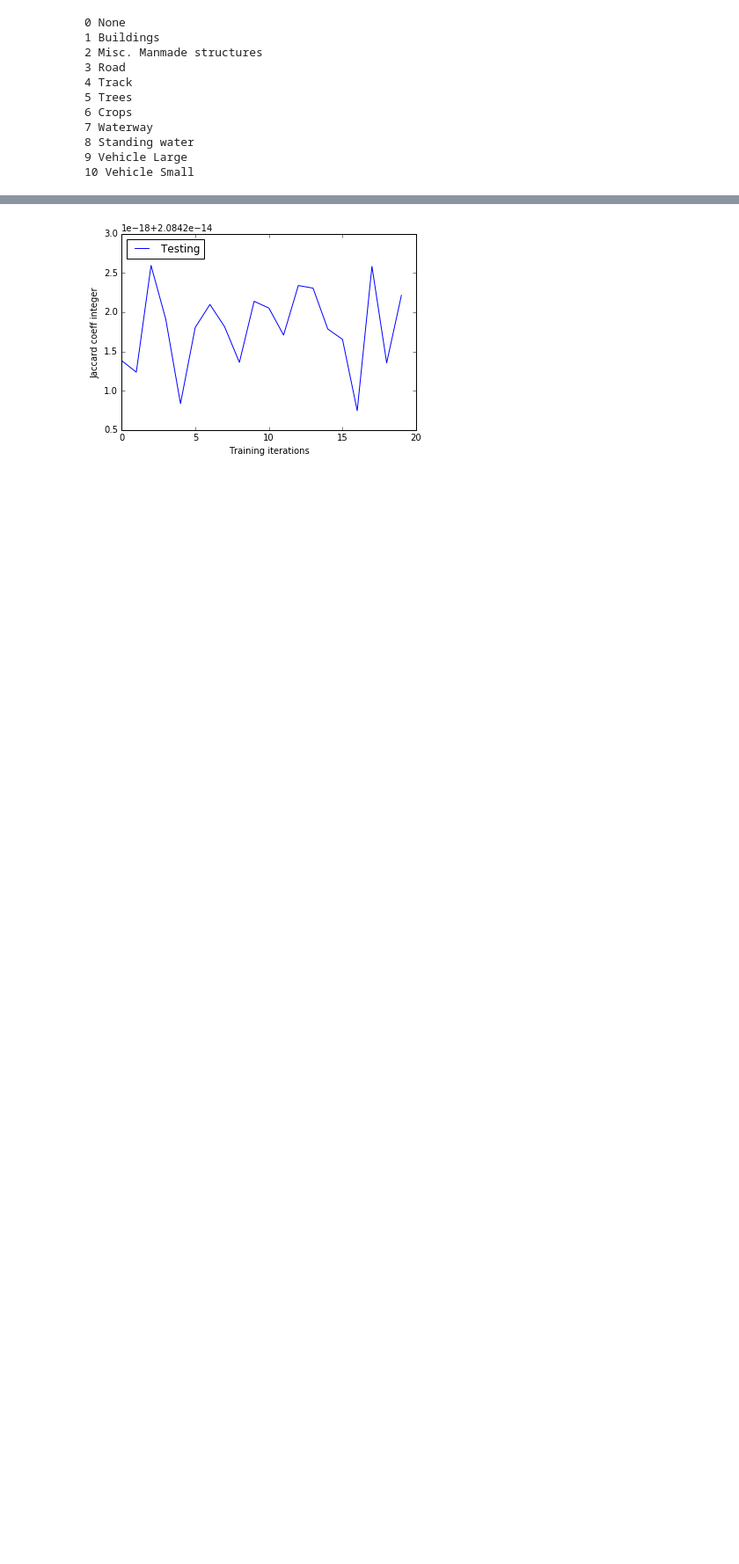
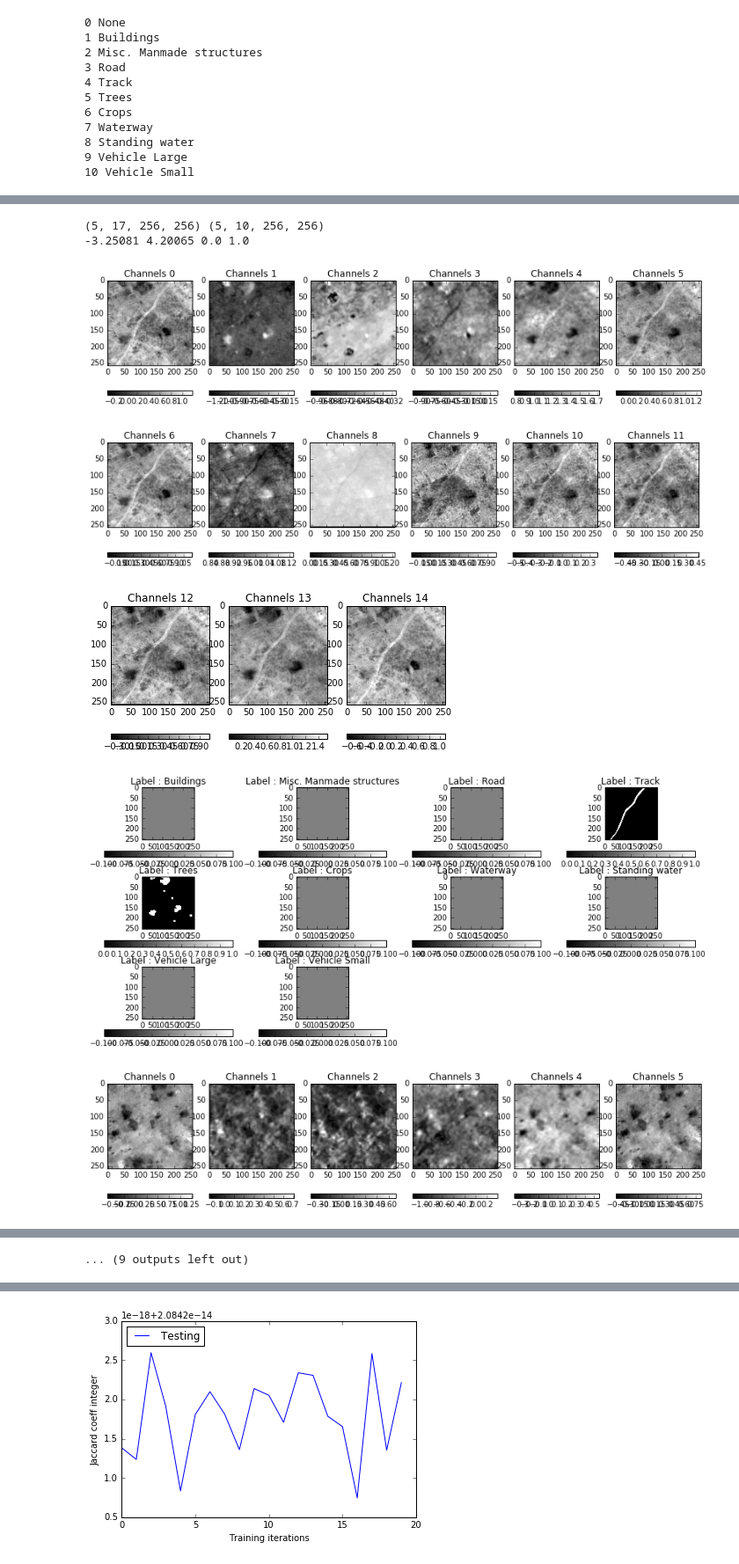
Before and after one commit to vfdev-5/DSTL_FD, a Jupyter notebook: notebooks/vegetation_detection_autoencoder.ipynb, the cells around one changed output, grey strips where cells are left out. Shown at 88% size. Drawn from its saved outputs; the diff is of its cells as text; code cells hidden in the pictures; blank space fills up the shorter version.

Commit message:
* [WIP] Try autoencoder
* More on mix channels

```diff
--- a/notebooks/vegetation_detection_autoencoder.ipynb
+++ b/notebooks/vegetation_detection_autoencoder.ipynb
@@ -47,11 +121,11 @@ for i, l in enumerate(LABELS):
 # %%
-RESIZE_TILES = True
-tile_size = (128, 128)
-# channels = np.array(range(11))
-channels = np.array([0, 1, 2, 3, 5, 6])
+shape = get_image_data(TRAIN_IMAGE_IDS[0], 'input', return_shape_only=True)
+
+tile_size = (256, 256)
+channels = np.array(range(shape[2]))
+# channels = np.array([0, 1, 2, 3, 4])
 n_channels = len(channels)
-# labels = np.array(range(len(LABELS)))
-labels = np.array([0, 5, 6])
+
+labels = np.array(range(1,len(LABELS)))
+#labels = np.array([5, 6])
 n_labels = len(labels)
-
-model = autoencoder_zero(n_labels, n_channels, *tile_size)
@@ -57,0 +137,36 @@ model = autoencoder_zero(n_labels, n_channels, *tile_size)
+# %%
+batch_size = 5
+for X, Y in generate_images(train_files, batch_size):
+    print X.shape, Y.shape
+    print X.min(), X.max(), Y.min(), Y.max()
+
+    _channels = min(15, n_channels)
+    for i in range(batch_size):
+
+        n, m = 3, int(_channels * 1.0 / 3.0 + 1.0)
+        for j in range(_channels):
+            if j % m == 0:
+                plt.figure(figsize=(14, 4))
+            plt.subplot(1,m,j % m +1)
+            display_img_1b(X[i,j,:,:])
+            plt.title("Channels %i" % j)
+
+        plt.figure(figsize=(14, 6))
+        if n_labels < 8:
+            n, m = 1, n_labels
+        else:
+            n, m = 3, int(n_labels * 1.0 / 3.0 + 1.0),
+        for j in range(n_labels):
+            plt.subplot(n, m,j+1)
+            display_img_1b(Y[i,j,:,:])
+            plt.title("Label : %s" % LABELS[labels[j]])
+
+    break
+# %% [output]
+(5, 17, 256, 256) (5, 10, 256, 256)
+-3.25081 4.20065 0.0 1.0
+[figure, added]
+[figure, added]
+[figure, added]
+[figure, added]
+[figure, added]
@@ -57,0 +179 @@ model = autoencoder_zero(n_labels, n_channels, *tile_size)
+... (9 outputs left out)
```
Also changed, not shown: parts of 29 cells of this notebook, 6 other files.
